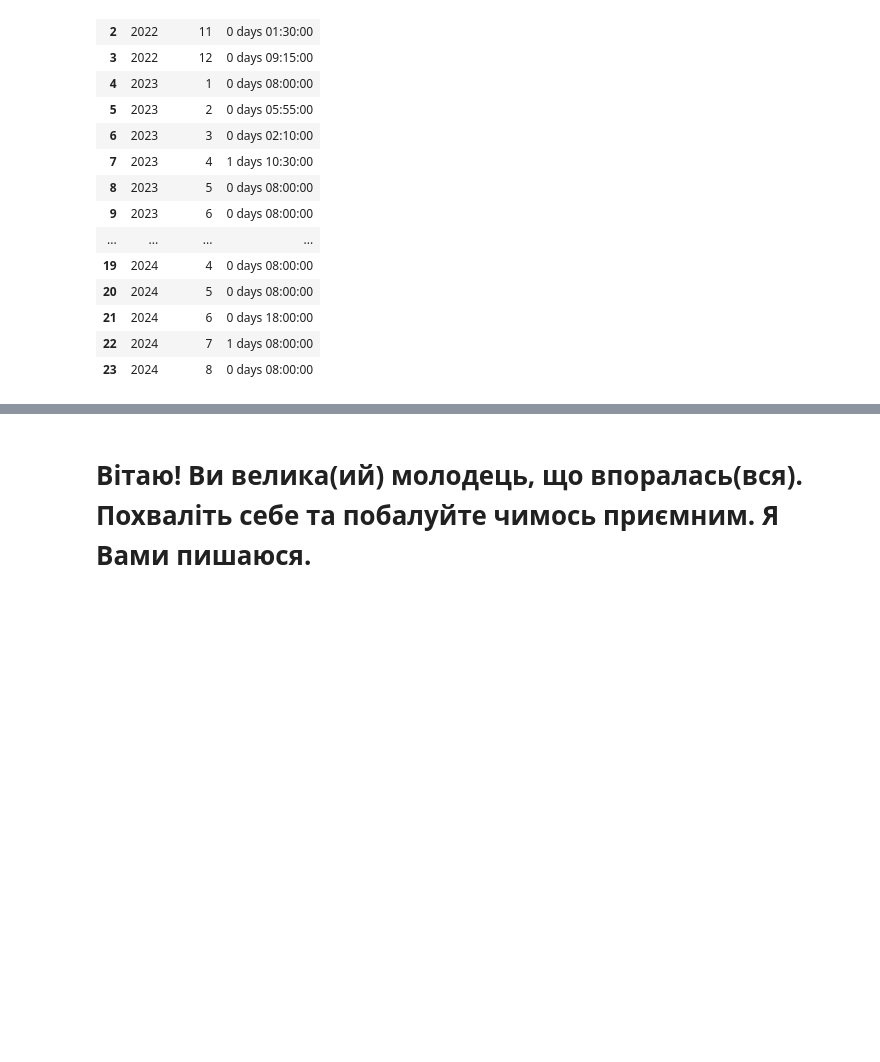
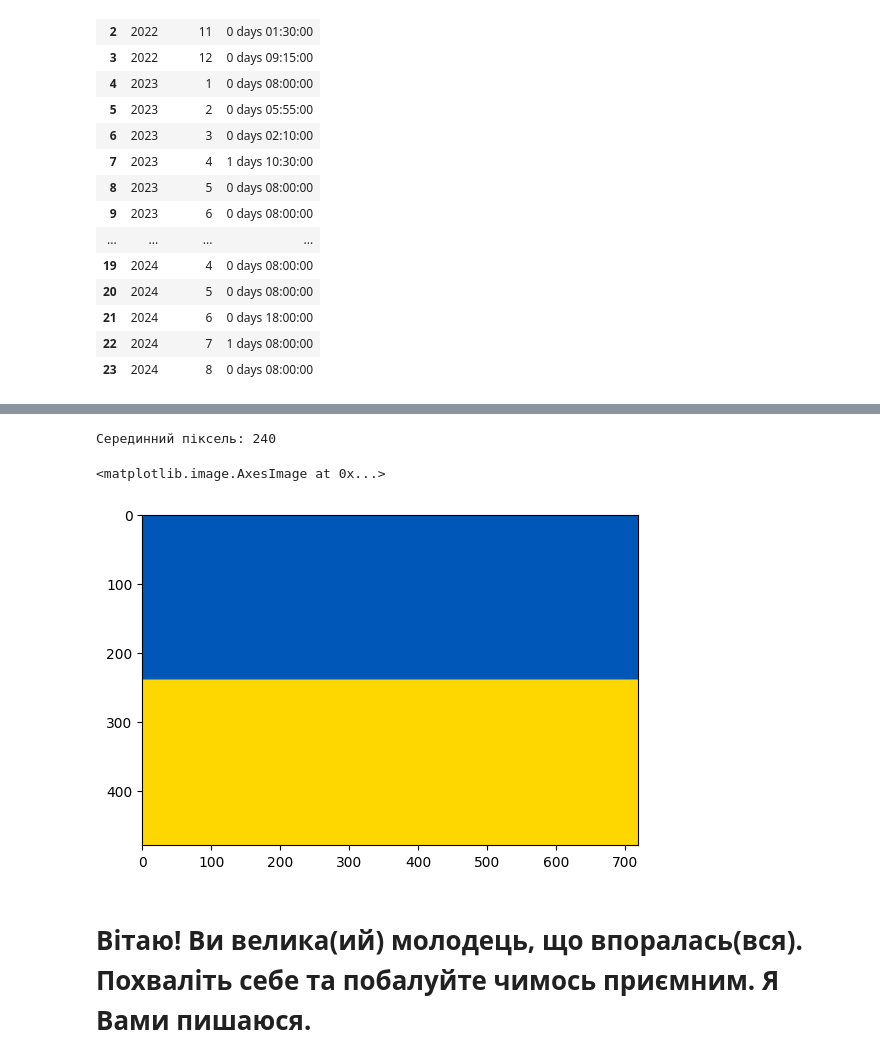
Before and after one commit to kristi5491/data_analytics, a Jupyter notebook: DM_practice_1.ipynb, the cells around one changed output, grey strips where cells are left out. Drawn from its saved outputs; the diff is of its cells as text; code cells hidden in the pictures; blank space fills up the shorter version.

```diff
--- a/DM_practice_1.ipynb
+++ b/DM_practice_1.ipynb
@@ -334,6 +334,20 @@ read_csv
 ![текст посилання](https://drive.google.com/uc?id=1d9bT_fqbxCV7_b8c8Cbx2KEGVJUKenqh)
 
 ![текст посилання](https://drive.google.com/uc?id=16r2XB6MO-E9dltIqsbumtoIQhkRfsbZ_)
+# %%
+import matplotlib.pyplot as plt
+height = 480
+width = 720
+three_dm_array = np.zeros((height, width, 3), dtype=np.uint8)
+divide_height = height // 2
+print("Серединний піксель:", divide_height)
+three_dm_array[:divide_height , :, :] = (0, 87, 184)
+three_dm_array[divide_height: , :, :] = (255, 215, 0)
+plt.imshow(three_dm_array)
+# %% [output]
+Серединний піксель: 240
+<matplotlib.image.AxesImage at 0x...>
+[figure, added]
 # %% [markdown]
 # Вітаю! Ви велика(ий) молодець, що впоралась(вся). Похваліть себе та побалуйте чимось приємним. Я Вами пишаюся.
 # %% [markdown]
```
